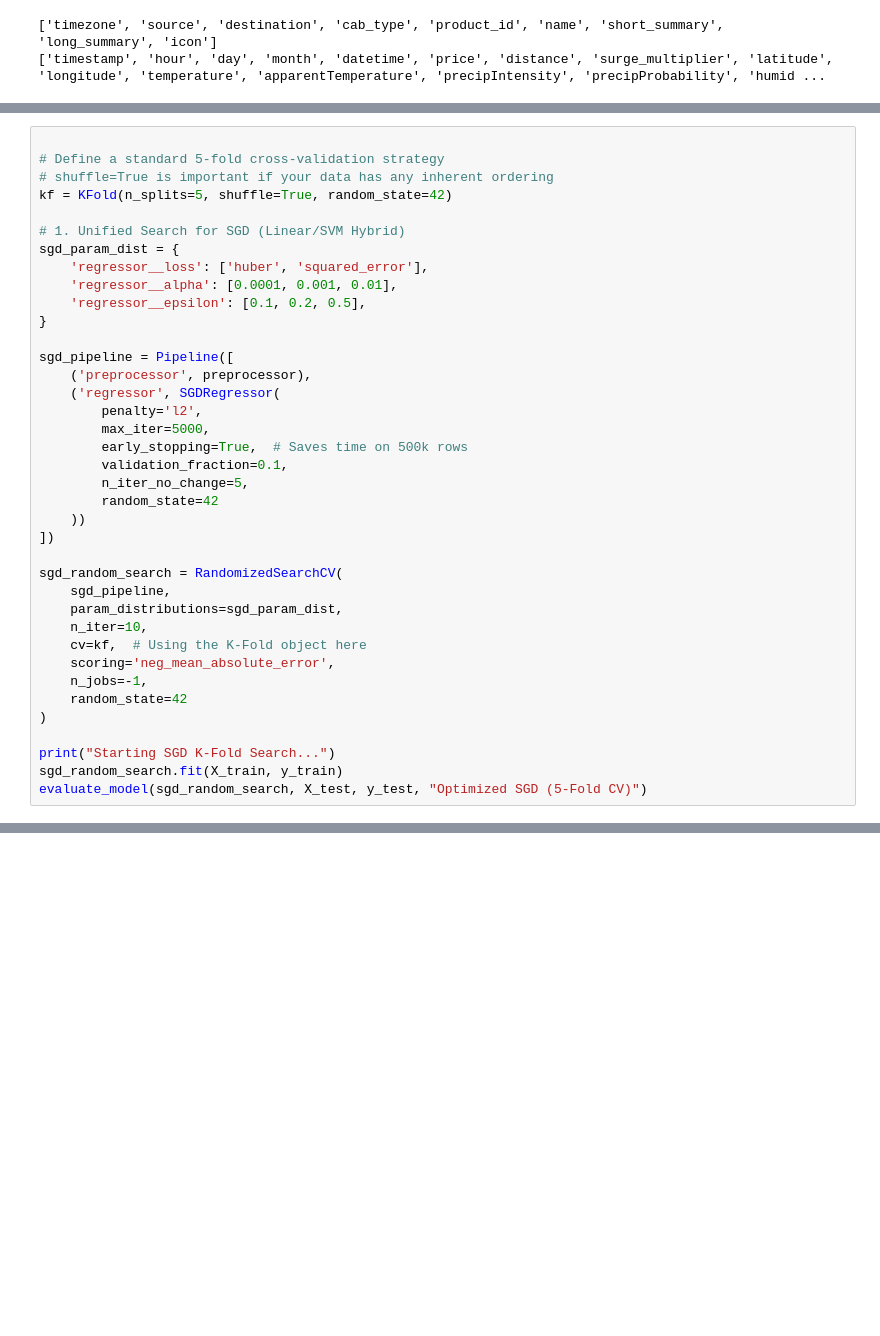
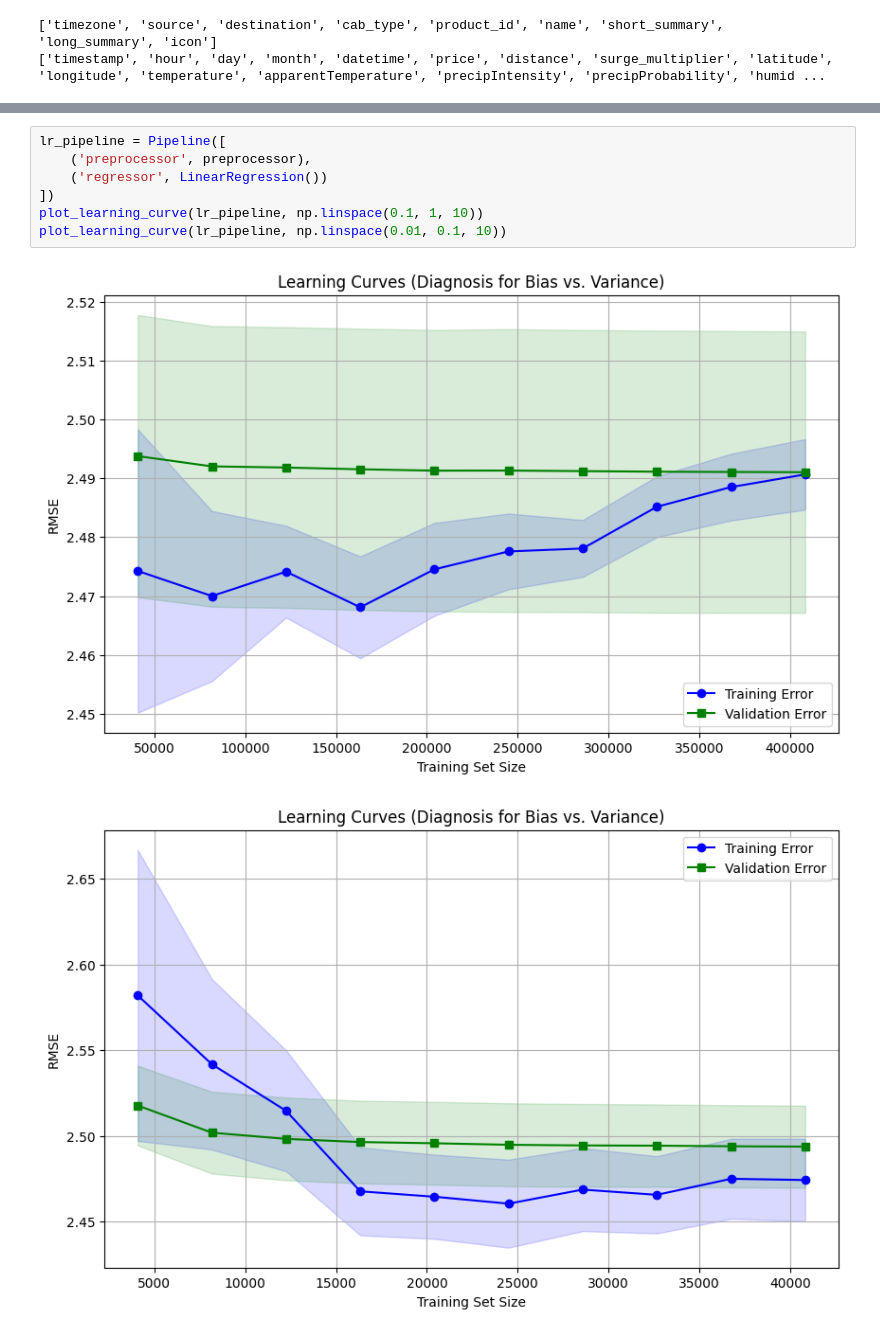
Before and after one commit to nourabouzeid/uber-price-prediction, a Jupyter notebook: notebook.ipynb, the cells around one changed output, grey strips where cells are left out. Drawn from its saved outputs; the diff is of its cells as text; blank space fills up the shorter version.

```diff
--- a/notebook.ipynb
+++ b/notebook.ipynb
@@ -441,39 +439 @@ RMSE: $2.71
-# %%
-
-# Define a standard 5-fold cross-validation strategy
-# shuffle=True is important if your data has any inherent ordering
-kf = KFold(n_splits=5, shuffle=True, random_state=42)
-
-# 1. Unified Search for SGD (Linear/SVM Hybrid)
-sgd_param_dist = {
-    'regressor__loss': ['huber', 'squared_error'],
-    'regressor__alpha': [0.0001, 0.001, 0.01],
-    'regressor__epsilon': [0.1, 0.2, 0.5],
-}
-
-sgd_pipeline = Pipeline([
-    ('preprocessor', preprocessor),
-    ('regressor', SGDRegressor(
-        penalty='l2',
-        max_iter=5000,
-        early_stopping=True,  # Saves time on 500k rows
-        validation_fraction=0.1,
-        n_iter_no_change=5,
-        random_state=42
-    ))
-])
-
-sgd_random_search = RandomizedSearchCV(
-    sgd_pipeline,
-    param_distributions=sgd_param_dist,
-    n_iter=10,
-    cv=kf,  # Using the K-Fold object here
-    scoring='neg_mean_absolute_error',
-    n_jobs=-1,
-    random_state=42
-)
-
-print("Starting SGD K-Fold Search...")
-sgd_random_search.fit(X_train, y_train)
-evaluate_model(sgd_random_search, X_test, y_test, "Optimized SGD (5-Fold CV)")
 # %%
@@ -530,0 +532,10 @@ plt.show()
+# %%
+lr_pipeline = Pipeline([
+    ('preprocessor', preprocessor),
+    ('regressor', LinearRegression())
+])
+plot_learning_curve(lr_pipeline, np.linspace(0.1, 1, 10))
+plot_learning_curve(lr_pipeline, np.linspace(0.01, 0.1, 10))
+# %% [output]
+[figure, added]
+[figure, added]
```
Also changed, not shown: parts of 65 cells of this notebook, 4 other files.
